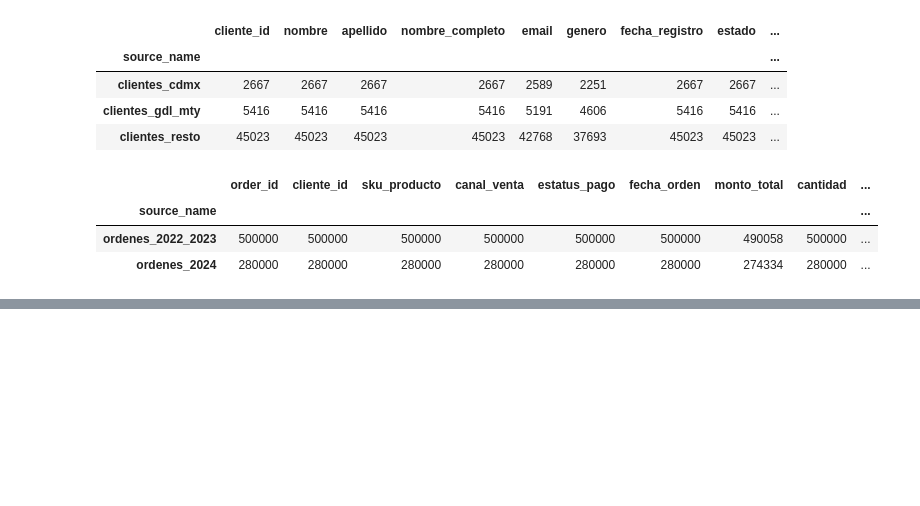
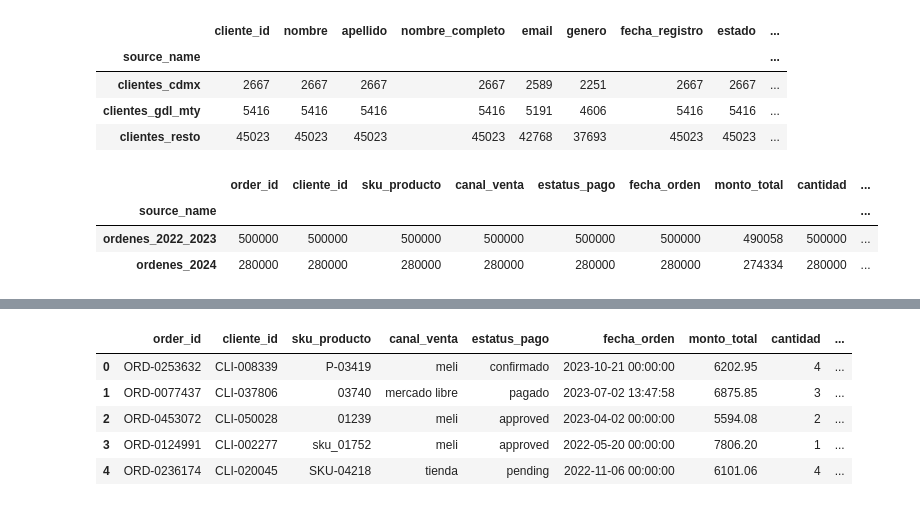
Before and after one commit to Corderodedios182/Capa_analitica_ecommerces_retail, a Jupyter notebook: entorno_dev/notebooks/01_validacion_file_utils.ipynb, the cells around one changed output, grey strips where cells are left out. Cells and saved outputs as stored; diff of their text form; code cells hidden in the pictures; blank space fills up the shorter version.

```diff
--- a/entorno_dev/notebooks/01_validacion_file_utils.ipynb
+++ b/entorno_dev/notebooks/01_validacion_file_utils.ipynb
@@ -103,0 +123,13 @@ df_catalogos.head(1)
+# %%
+#Regla 1: Validez de una Orden
+#Regla 2: Normalización de Canal de Venta
+#Regla 6: Registro Canónico de una Orden
+
+df_ordenes.head()
+# %% [output]
+|  | order_id | cliente_id | sku_producto | canal_venta | estatus_pago | fecha_orden | monto_total | cantidad | ... |
+| 0 | ORD-0253632 | CLI-008339 | P-03419 | meli | confirmado | 2023-10-21 00:00:00 | 6202.95 | 4 | ... |
+| 1 | ORD-0077437 | CLI-037806 | 03740 | mercado libre | pagado | 2023-07-02 13:47:58 | 6875.85 | 3 | ... |
+| 2 | ORD-0453072 | CLI-050028 | 01239 | meli | approved | 2023-04-02 00:00:00 | 5594.08 | 2 | ... |
+| 3 | ORD-0124991 | CLI-002277 | sku_01752 | meli | approved | 2022-05-20 00:00:00 | 7806.20 | 1 | ... |
+| 4 | ORD-0236174 | CLI-020045 | SKU-04218 | tienda | pending | 2022-11-06 00:00:00 | 6101.06 | 4 | ... |
```
Also changed, not shown: parts of 6 cells of this notebook.
